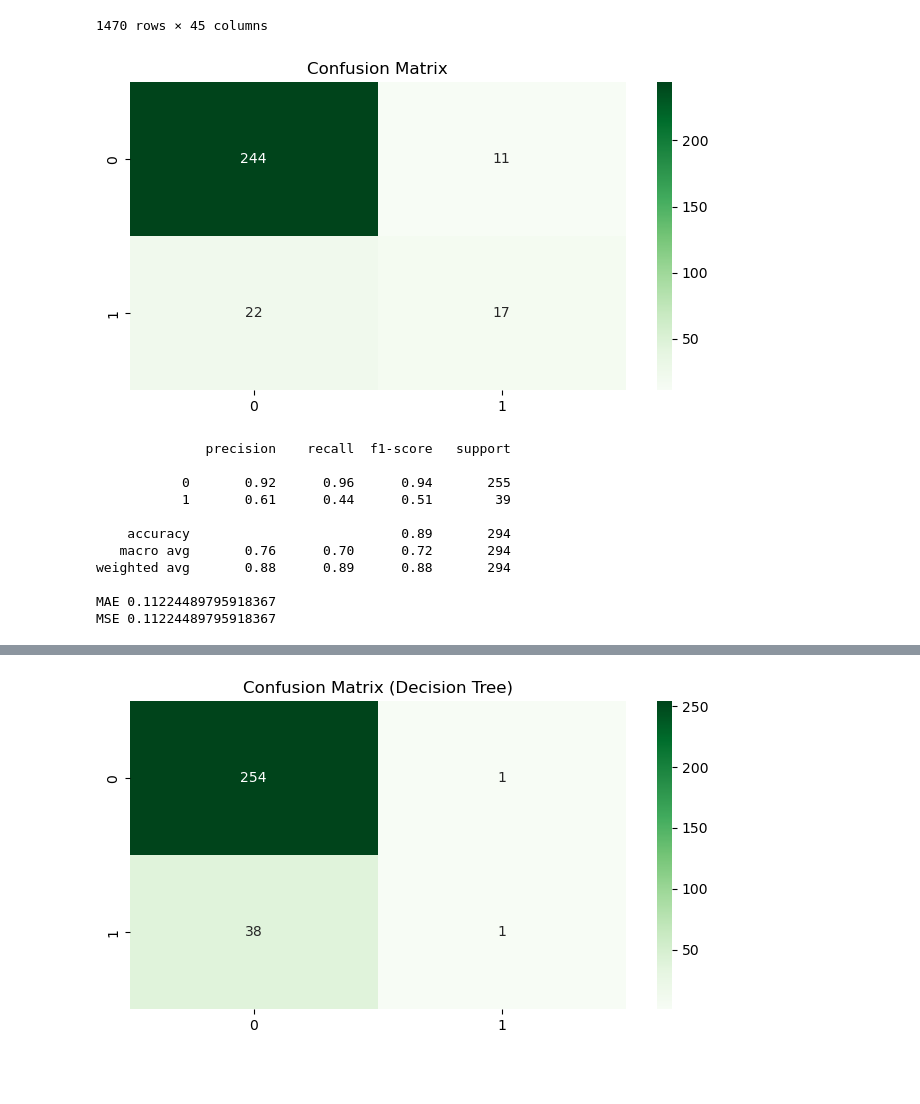
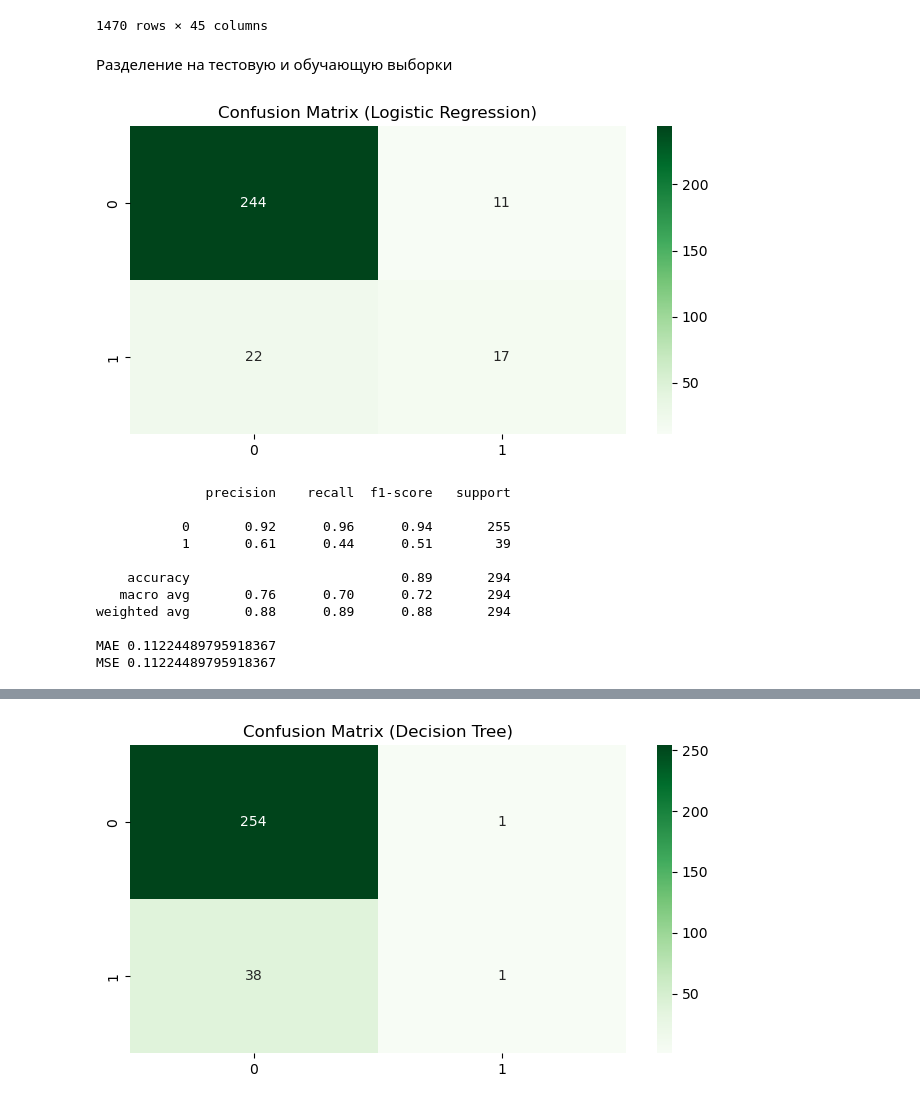
Before and after one commit to artzsh/Kursovaya_2, a Jupyter notebook: Kursovaya_2.ipynb, the cells around one changed output, grey strips where cells are left out. Saved outputs shown, nothing was run; the diff lists cells and outputs as text; code cells hidden in the pictures; blank space fills up the shorter version.

```diff
--- a/Kursovaya_2.ipynb
+++ b/Kursovaya_2.ipynb
@@ -148,26 +228,28 @@ X = df.drop(columns=["Attrition"])
 y = df['Attrition']
 # %%
 X_train, X_test, y_train, y_test = train_test_split(X, y,test_size=0.2, random_state=42)
+# %% [markdown]
+Разделение на тестовую и обучающую выборки
 # %%
-model = LogisticRegression(max_iter=8000,solver="lbfgs",fit_intercept=True)
-model.fit(X_train, y_train)
+log_model = LogisticRegression(max_iter=500,solver="lbfgs",fit_intercept=True)
+log_model.fit(X_train, y_train)
 
-y_pred = model.predict(X_test)
+y_pred = log_model.predict(X_test)
 
 confusionMatrix = confusion_matrix(y_test, y_pred)
 classReport = classification_report(y_test, y_pred)
 
 plt.figure(figsize=(8,4))
 sns.heatmap(confusionMatrix,annot=True,fmt="d",cmap="Greens")
-plt.title("Confusion Matrix")
+plt.title("Confusion Matrix (Logistic Regression)")
 plt.show()
 
 print(classReport)
 
 print(f'MAE', mean_absolute_error(y_test, y_pred))
 print(f'MSE', mean_squared_error(y_test, y_pred))
 # %% [output]
-[figure, old version]
+[figure, new version]
               precision    recall  f1-score   support
 
            0       0.92      0.96      0.94       255
```
Also changed, not shown: parts of 20 cells of this notebook.
